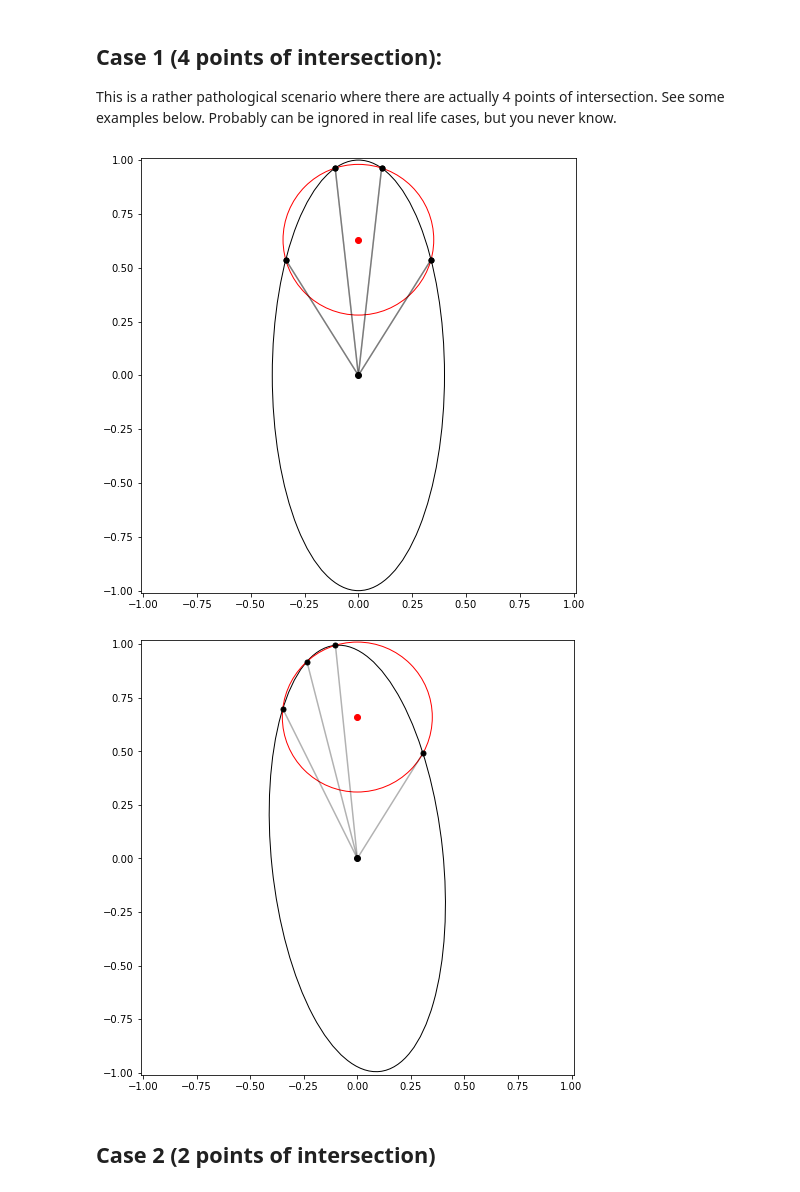
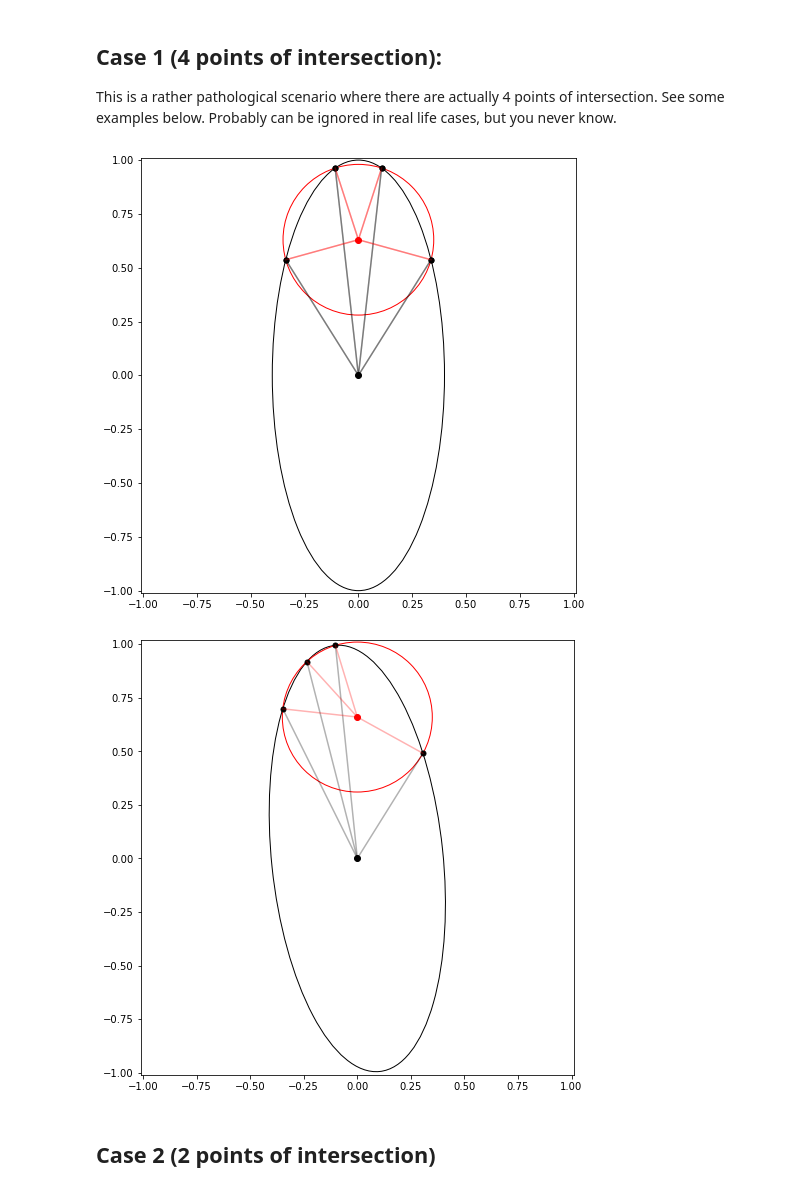
Before and after one commit to shashankdholakia/gravity-dark, a Jupyter notebook: Integral Bounds.ipynb, the cells around one changed output. Saved outputs shown, nothing was run; the diff lists cells and outputs as text; code cells hidden in the pictures.

```diff
--- a/Integral Bounds.ipynb
+++ b/Integral Bounds.ipynb
@@ -176,8 +177,8 @@ Define helper functions to find intersection points of ellipse and circle:
 # %%
 def quartic_poly(x, b0, r_p, f, theta):
 
-    x0 = b0*np.sin(np.radians(theta))
-    y0 = b0*np.cos(np.radians(theta))
+    x0 = b0*np.sin((theta))
+    y0 = b0*np.cos((theta))
     b = 1-f
     A = b**4 - 2*b**2 + 1
     B = 4*x0*(b**2 - 1)
@@ -190,8 +191,8 @@ def quartic_poly(x, b0, r_p, f, theta):
     return (A*x**4 + B*x**3 + C*x**2 + D*x + E)
 
 def quartic_poly_2(x, b0, r_p, f, theta):
-    x0 = b0*np.sin(np.radians(theta))
-    y0 = b0*np.cos(np.radians(theta))
+    x0 = b0*np.sin(theta)
+    y0 = b0*np.cos(theta)
     A, B, C, D, E = coeffs(1-f,x0,y0,r_p)
     return (A*x**4 + B*x**3 + C*x**2 + D*x + E)
 
@@ -212,8 +213,8 @@ def find_intersections(b0, r_p, f, theta):
     theta: spin-orbit obliquity *in degrees*
     """
 
-    x0 = b0*np.sin(np.radians(theta))
-    y0 = b0*np.cos(np.radians(theta))
+    x0 = b0*np.sin(theta)
+    y0 = b0*np.cos(theta)
     b = (1.0-f)
     A = b**4 - 2*b**2 + 1
     B = 4*x0*(b**2 - 1)
@@ -232,12 +233,12 @@ def find_intersections_2(b0, r_p, f, theta):
     theta: spin-orbit obliquity *in degrees*
     """
 
-    x0 = b0*np.sin(np.radians(theta))
-    y0 = b0*np.cos(np.radians(theta))
+    x0 = b0*np.sin(theta)
+    y0 = b0*np.cos(theta)
     coeff = coeffs(1-f,x0,y0,r_p)
     return np.roots(coeff), np.polyval(np.abs(coeff),np.abs(np.roots(coeff)))
 def circle_err(x, y, b0, rp, theta):
-    return np.abs((y-b0*np.cos(np.radians(theta)))**2-(rp**2 - (x-b0*np.sin(np.radians(theta)))**2))
+    return np.abs((y-b0*np.cos(theta))**2-(rp**2 - (x-b0*np.sin(theta))**2))
 # %% [markdown]
 Update the plotting function so it plots the intersection points:
 # %%
@@ -249,7 +250,7 @@ def draw_oblate(b0, rp, f, theta):
     ax.set_aspect(1);
 
     # Draw the two bodies
-    occulted = Ellipse((0, 0), 1.0*2,(1-f)*2,theta, fill=False, color='k')
+    occulted = Ellipse((0, 0), 1.0*2,(1-f)*2,np.degrees(theta), fill=False, color='k')
     ax.add_artist(occulted)
     occultor = Circle((0, b0), rp, fill=False, color='r')
     ax.add_artist(occultor)
@@ -285,12 +286,18 @@ def draw_oblate(b0, rp, f, theta):
             def rot(x,y, theta):
                 #return x,y rotated back into the standard reference frame F
                 return (x*np.cos(theta) - y*np.sin(theta), x*np.sin(theta) + y*np.cos(theta))
+            def rot_Fprime(b0, theta):
+                #return (0,b0) rotated to the integral reference frame F'
+                return (x*np.cos(theta) + y*np.sin(theta), -x*np.sin(theta) + y*np.cos(theta))
 
-            pl.plot([0, rot(x, y, np.radians(theta))[0]], [0, rot(x, y, np.radians(theta))[1]], 'k-', alpha=0.3)
-            pl.plot(rot(x, y, np.radians(theta))[0], rot(x, y, np.radians(theta))[1], 'ko', ms=5)
+
+            pl.plot([0, rot(x, y, theta)[0]], [0, rot(x, y, theta)[1]], 'k-', alpha=0.3)
+            pl.plot(rot(x, y, theta)[0], rot(x, y, theta)[1], 'ko', ms=5)
+            pl.plot([0,rot(x, y, theta)[0]],[b0, rot(x, y, theta)[1]], 'r-', alpha=0.3)
             if special:
-                pl.plot([0, rot(x_neg, y_neg, np.radians(theta))[0]], [0, rot(x_neg, y_neg, np.radians(theta))[1]], 'k-', alpha=0.3)
-                pl.plot(rot(x_neg, y_neg, np.radians(theta))[0], rot(x_neg, y_neg, np.radians(theta))[1], 'ko', ms=5)
+                pl.plot([0, rot(x_neg, y_neg, theta)[0]], [0, rot(x_neg, y_neg, theta)[1]], 'k-', alpha=0.3)
+                pl.plot(rot(x_neg, y_neg, theta)[0], rot(x_neg, y_neg, theta)[1], 'ko', ms=5)
+                pl.plot([0,rot(x_neg, y_neg, theta)[0]],[b0, rot(x_neg, y_neg, theta)[1]], 'r-', alpha=0.3)
 # %%
 #for some reason, my function to find the polynomial coefficients diverges significantly from Rodrigo's
 #even though they seem completely equivalent except for bunching terms
@@ -305,13 +312,13 @@ pl.plot(x, quartic_poly_2(x, 0.80, 0.35,0.6,20))
 
 This is a rather pathological scenario where there are actually 4 points of intersection. See some examples below. Probably can be ignored in real life cases, but you never know.
 # %%
-draw_oblate(0.63, 0.35,0.6,90)
+draw_oblate(0.63, 0.35,0.6,np.radians(90))
 # %% [output]
-[figure, old version]
+[figure, new version]
 # %%
-draw_oblate(0.66, 0.35,0.6,96)
+draw_oblate(0.66, 0.35,0.6,np.radians(96))
 # %% [output]
-[figure, old version]
+[figure, new version]
 # %% [markdown]
 ## Case 2 (2 points of intersection)
 # %%
```
Also changed, not shown: parts of 29 cells of this notebook.
